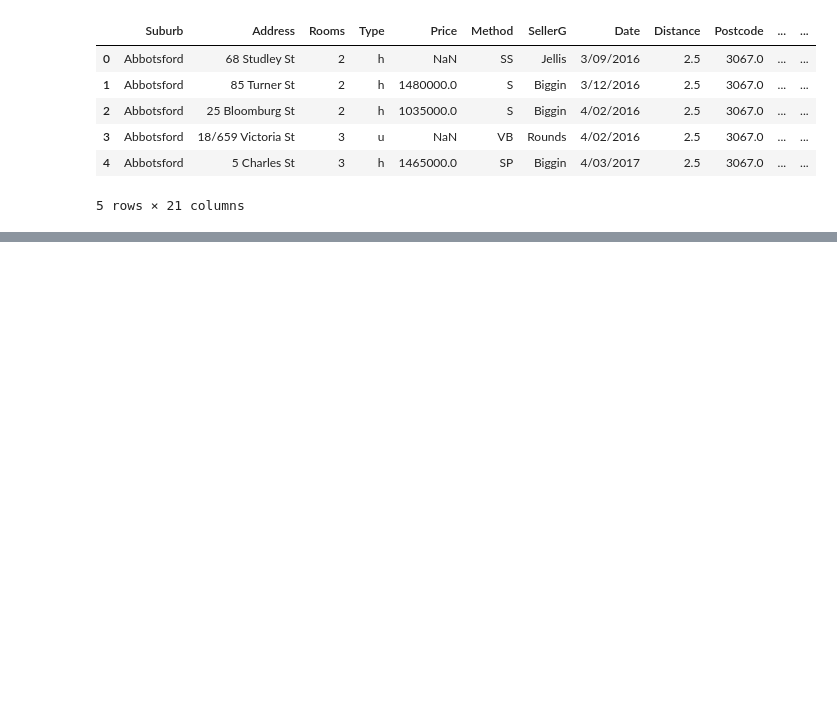
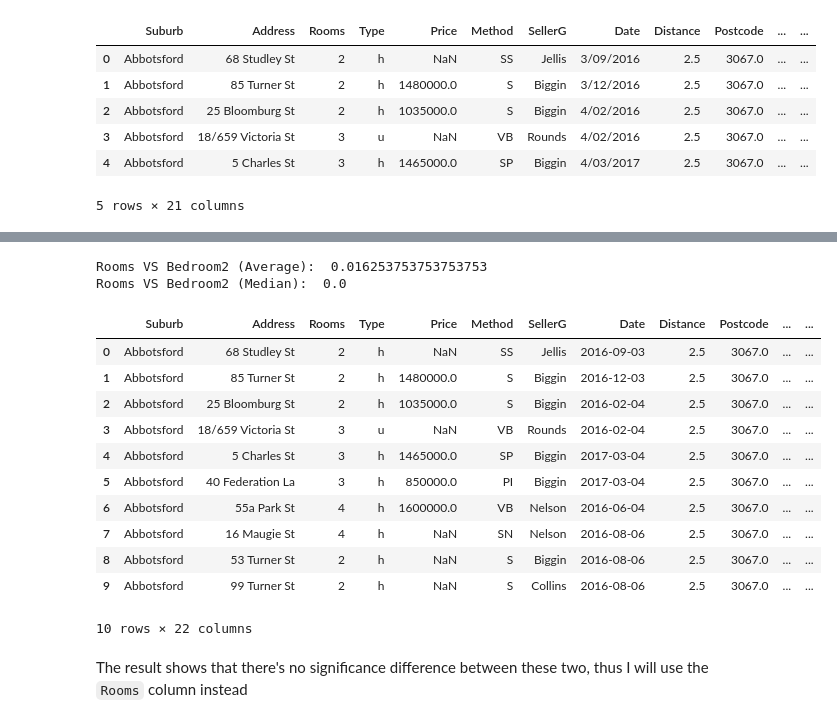
Before and after one commit to iannn07/S5-BDA-Project-House-ROI-Forecasting, a Jupyter notebook: 1. Data Pre-Processing/Data Preprocessing.ipynb, the cells around one changed output, grey strips where cells are left out. Cells and saved outputs as stored; diff of their text form; code cells hidden in the pictures; blank space fills up the shorter version.

Commit message:
Data Preprocessing - 1

```diff
--- a/1. Data Pre-Processing/Data Preprocessing.ipynb
+++ b/1. Data Pre-Processing/Data Preprocessing.ipynb
@@ -52,0 +76,17 @@ dataset.head(5)
+# %%
+# Identifying object column and converting it to categorical variable
+print(dataset.select_dtypes(["object"]).columns)
+
+categorical = [
+    "Suburb",
+    "Address",
+    "Type",
+    "Method",
+    "SellerG",
+    "Date",
+    "CouncilArea",
+    "Regionname",
+]
+
+for cat_variables in categorical:
+    dataset[cat_variables] = dataset[cat_variables].astype('category')
@@ -52,0 +97,4 @@ dataset.head(5)
+# %%
+# Convert data column to date object
+dataset['Date'] = pd.to_datetime(dataset['Date'], dayfirst=True)
+dataset['Date'].head(5)
@@ -52,0 +109,6 @@ dataset.head(5)
+# %%
+# Since postal code can be converted as categorical data type, thus
+postal = ['Postcode']
+
+for postcode in postal:
+    dataset[postcode] = dataset[postcode].astype('category')
@@ -52,0 +164,22 @@ dataset.head(5)
+# %%
+dataset['Duplicate Columns'] = dataset['Rooms'] - dataset['Bedroom2']
+print("Rooms VS Bedroom2 (Average): ", dataset['Duplicate Columns'].mean())
+print("Rooms VS Bedroom2 (Median): ", dataset['Duplicate Columns'].median())
+dataset.head(10)
+# %% [output]
+Rooms VS Bedroom2 (Average):  0.016253753753753753
+Rooms VS Bedroom2 (Median):  0.0
+|  | Suburb | Address | Rooms | Type | Price | Method | SellerG | Date | Distance | Postcode | ... | ... |
+| 0 | Abbotsford | 68 Studley St | 2 | h | NaN | SS | Jellis | 2016-09-03 | 2.5 | 3067.0 | ... | ... |
+| 1 | Abbotsford | 85 Turner St | 2 | h | 1480000.0 | S | Biggin | 2016-12-03 | 2.5 | 3067.0 | ... | ... |
+| 2 | Abbotsford | 25 Bloomburg St | 2 | h | 1035000.0 | S | Biggin | 2016-02-04 | 2.5 | 3067.0 | ... | ... |
+| 3 | Abbotsford | 18/659 Victoria St | 3 | u | NaN | VB | Rounds | 2016-02-04 | 2.5 | 3067.0 | ... | ... |
+| 4 | Abbotsford | 5 Charles St | 3 | h | 1465000.0 | SP | Biggin | 2017-03-04 | 2.5 | 3067.0 | ... | ... |
+| 5 | Abbotsford | 40 Federation La | 3 | h | 850000.0 | PI | Biggin | 2017-03-04 | 2.5 | 3067.0 | ... | ... |
+| 6 | Abbotsford | 55a Park St | 4 | h | 1600000.0 | VB | Nelson | 2016-06-04 | 2.5 | 3067.0 | ... | ... |
+| 7 | Abbotsford | 16 Maugie St | 4 | h | NaN | SN | Nelson | 2016-08-06 | 2.5 | 3067.0 | ... | ... |
+| 8 | Abbotsford | 53 Turner St | 2 | h | NaN | S | Biggin | 2016-08-06 | 2.5 | 3067.0 | ... | ... |
+| 9 | Abbotsford | 99 Turner St | 2 | h | NaN | S | Collins | 2016-08-06 | 2.5 | 3067.0 | ... | ... |
+10 rows × 22 columns
+# %% [markdown]
+The result shows that there's no significance difference between these two, thus I will use the `Rooms` column instead
```
Also changed, not shown: parts of 19 cells of this notebook, 1 other file.
